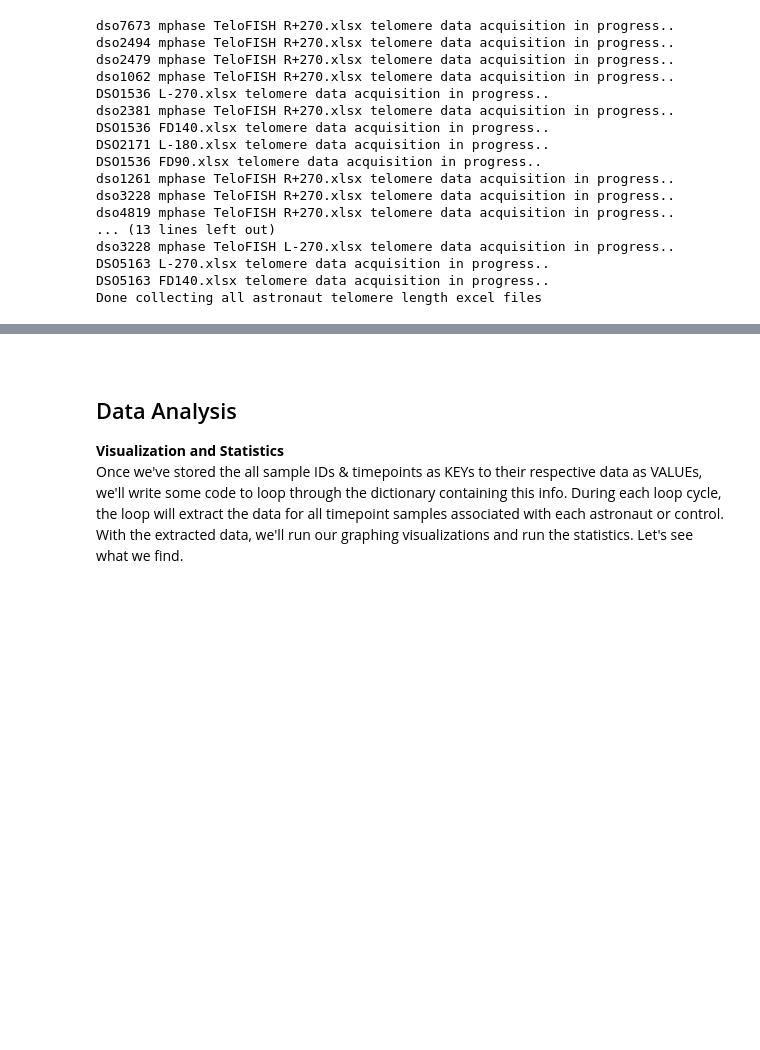
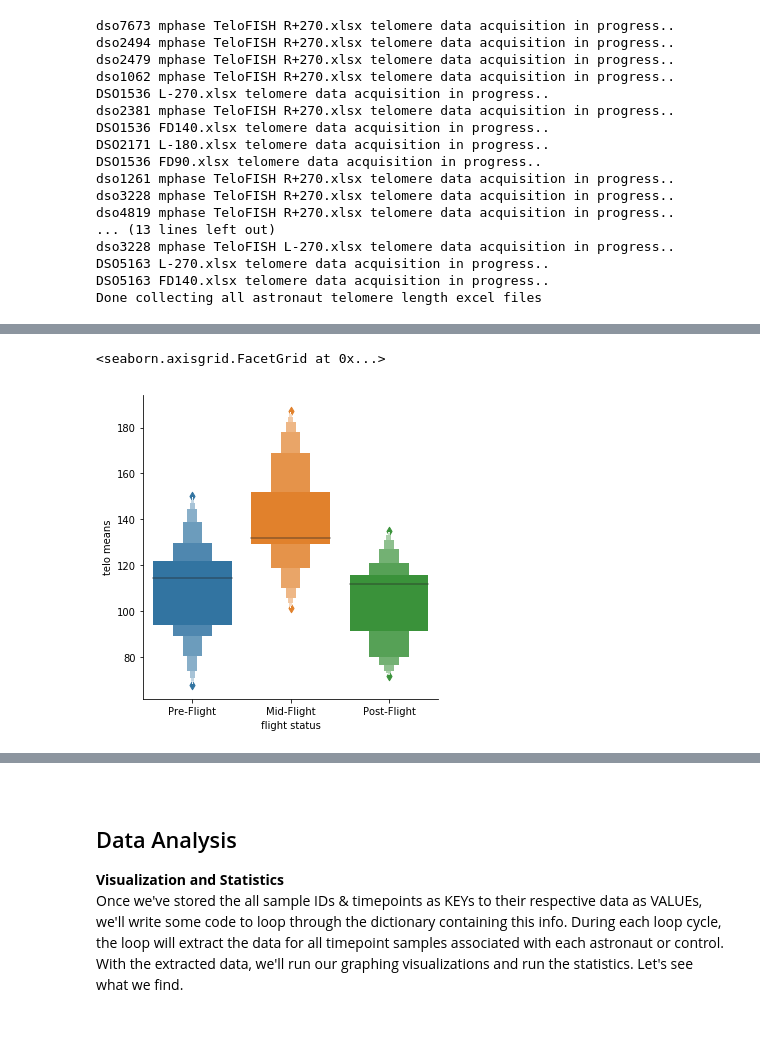
Before and after one commit to Jared-Luxton/NASA-astronauts-telomeres-chromosomes, a Jupyter notebook: NASA-astros-telomeres-JupyterNotebook.ipynb, the cells around one changed output, grey strips where cells are left out. Drawn from its saved outputs; the diff is of its cells as text; code cells hidden in the pictures; blank space fills up the shorter version.

```diff
--- a/NASA-astros-telomeres-JupyterNotebook.ipynb
+++ b/NASA-astros-telomeres-JupyterNotebook.ipynb
@@ -195,3 +196,28 @@ dso3228 mphase TeloFISH L-270.xlsx telomere data acquisition in progress..
 DSO5163 L-270.xlsx telomere data acquisition in progress..
 DSO5163 FD140.xlsx telomere data acquisition in progress..
 Done collecting all astronaut telomere length excel files
+# %%
+### Making a dataframe from astronaut data
+
+data = []
+for name_key, telo_value in dict_astro_individ_telos_dfs.items():
+    astro_id = name_key[3:7]
+    astro_num = get_astro_number_from_id(astro_id)
+    time_point = name_key[-5:].strip()
+    flight_status = relative_flight_timepoint(name_key)
+    telo_value = gen_missing_values_andimpute_or_randomsampledown(15, 184, telo_value, 'rsamp')
+
+    data.append([astro_num, astro_id, time_point, flight_status, telo_value, np.mean(telo_value.values)])
+
+astro_df = pd.DataFrame(data, columns = ['astro number', 'astro id', 'timepoint', 'flight status', 'telo data', 'telo means'])
+
+sorter = ['L-270', 'L-180', 'FD45', 'FD90', 'FD140', 'FD260', 'R+180', 'R+270']
+astro_df['timepoint'] = astro_df['timepoint'].astype('category')
+astro_df['timepoint'].cat.set_categories(sorter, inplace=True)
+
+astro_df['Q1'] = 'telos preF Q1 <0.25'
+astro_df['Q2-3'] = 'telos preF Q2-3 >0.25 & <0.75'
+astro_df['Q4'] = 'telos preF Q4 >0.75'
+
+astro_df = astro_df.sort_values(['astro number', 'timepoint']).reset_index(drop=True)
+astro_df.head(4)
@@ -197,0 +230,5 @@ Done collecting all astronaut telomere length excel files
+# %%
+sns.catplot(x='flight status', y='telo means', order=['Pre-Flight', 'Mid-Flight', 'Post-Flight'], data=astro_df, kind='boxen')
+# %% [output]
+<seaborn.axisgrid.FacetGrid at 0x...>
+[figure, added]
```
Also changed, not shown: parts of 12 cells of this notebook.
